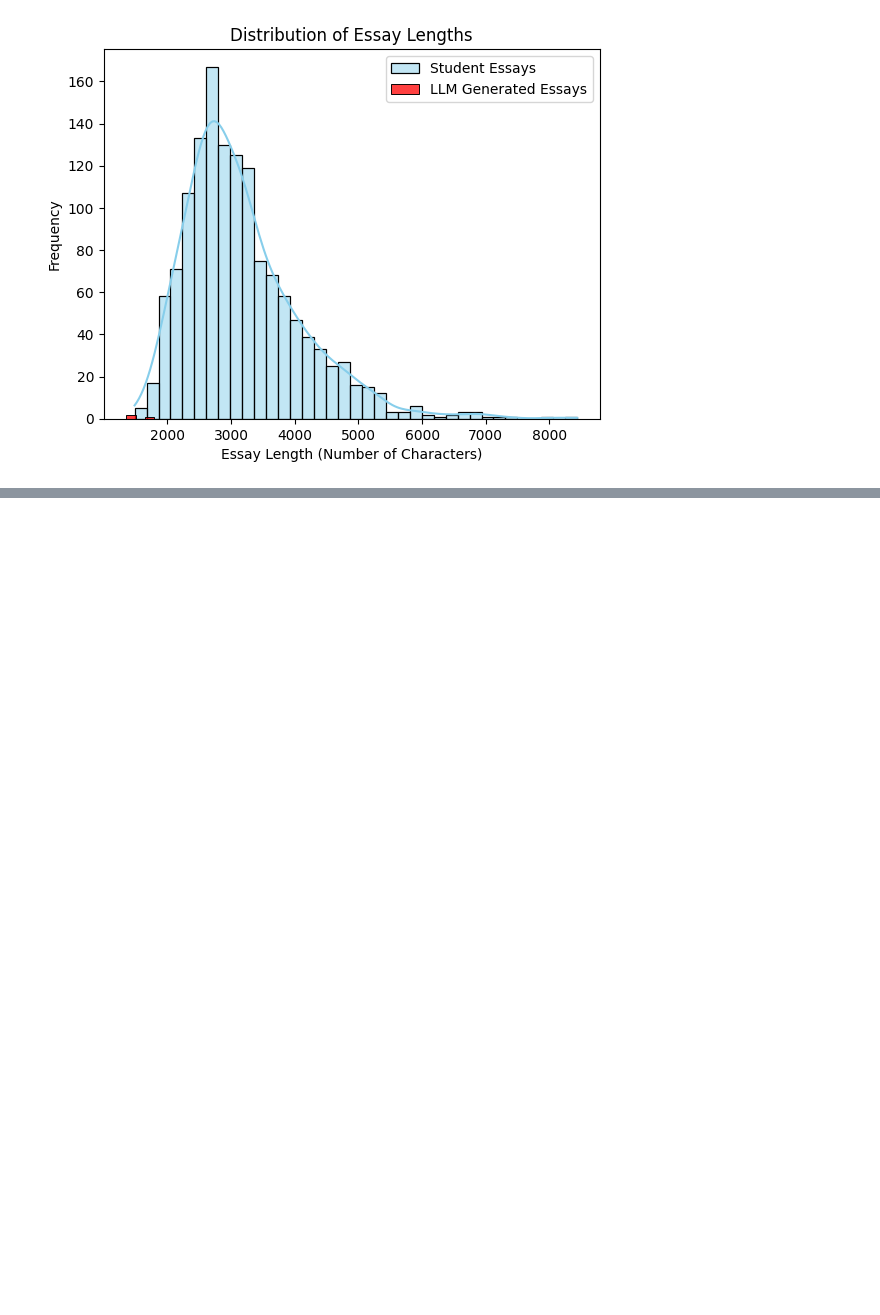
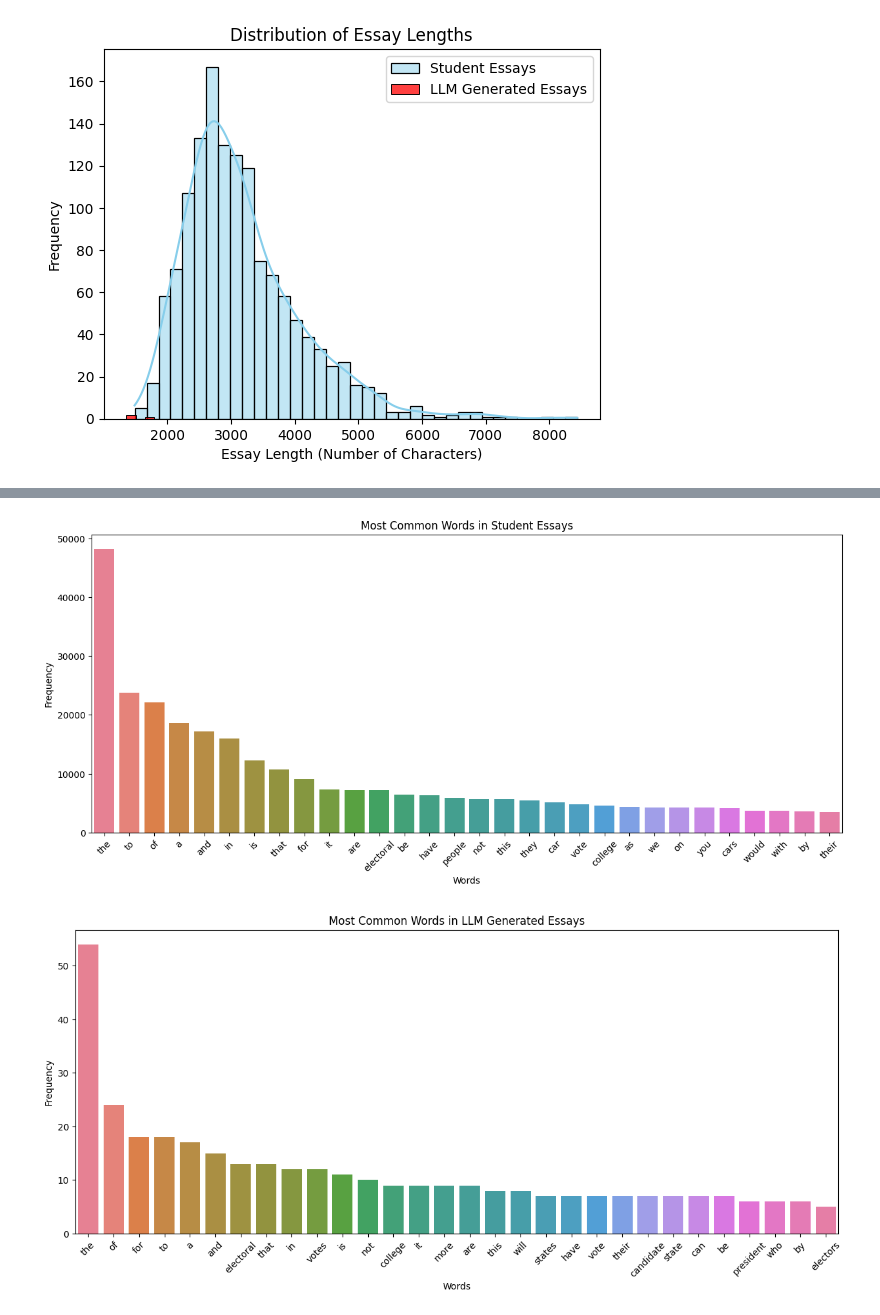
Before and after one commit to Terryluo/LLM---Detect-AI-Generated-Text, a Jupyter notebook: LLM - Detect AI Generated Text.ipynb, the cells around one changed output, grey strips where cells are left out. Saved outputs shown, nothing was run; the diff lists cells and outputs as text; code cells hidden in the pictures; blank space fills up the shorter version.

```diff
--- a/LLM - Detect AI Generated Text.ipynb
+++ b/LLM - Detect AI Generated Text.ipynb
@@ -149,0 +196,25 @@ plt.show()
+# %%
+def plot_most_common_words(text_series, num_words=30, title="Most Common Words"):
+    all_text = ' '.join(text_series).lower()
+    # print('-----------------all text-------------', all_text)
+    words = all_text.split()
+    # print('-----------------words-------------', words)
+    word_freq = Counter(words)
+    # print('-----------------word_freq-------------', word_freq  )
+    common_words = word_freq.most_common(num_words)
+    # print('-----------------common_words-------------', common_words)
+
+    # Plot the most common words
+    plt.figure(figsize=(15, 6))
+    sns.barplot(x=[word for word, freq in common_words], y=[freq for word, freq in common_words], hue=[word for word, freq in common_words])
+    plt.title(title)
+    plt.xticks(rotation=45)
+    plt.xlabel('Words')
+    plt.ylabel('Frequency')
+    plt.show()
+
+plot_most_common_words(train_essays[train_essays['generated'] == 0]['text'], title="Most Common Words in Student Essays")
+plot_most_common_words(train_essays[train_essays['generated'] == 1]['text'], title="Most Common Words in LLM Generated Essays")
+# %% [output]
+[figure, added]
+[figure, added]
```
Also changed, not shown: parts of 4 cells of this notebook, 1 other file.
